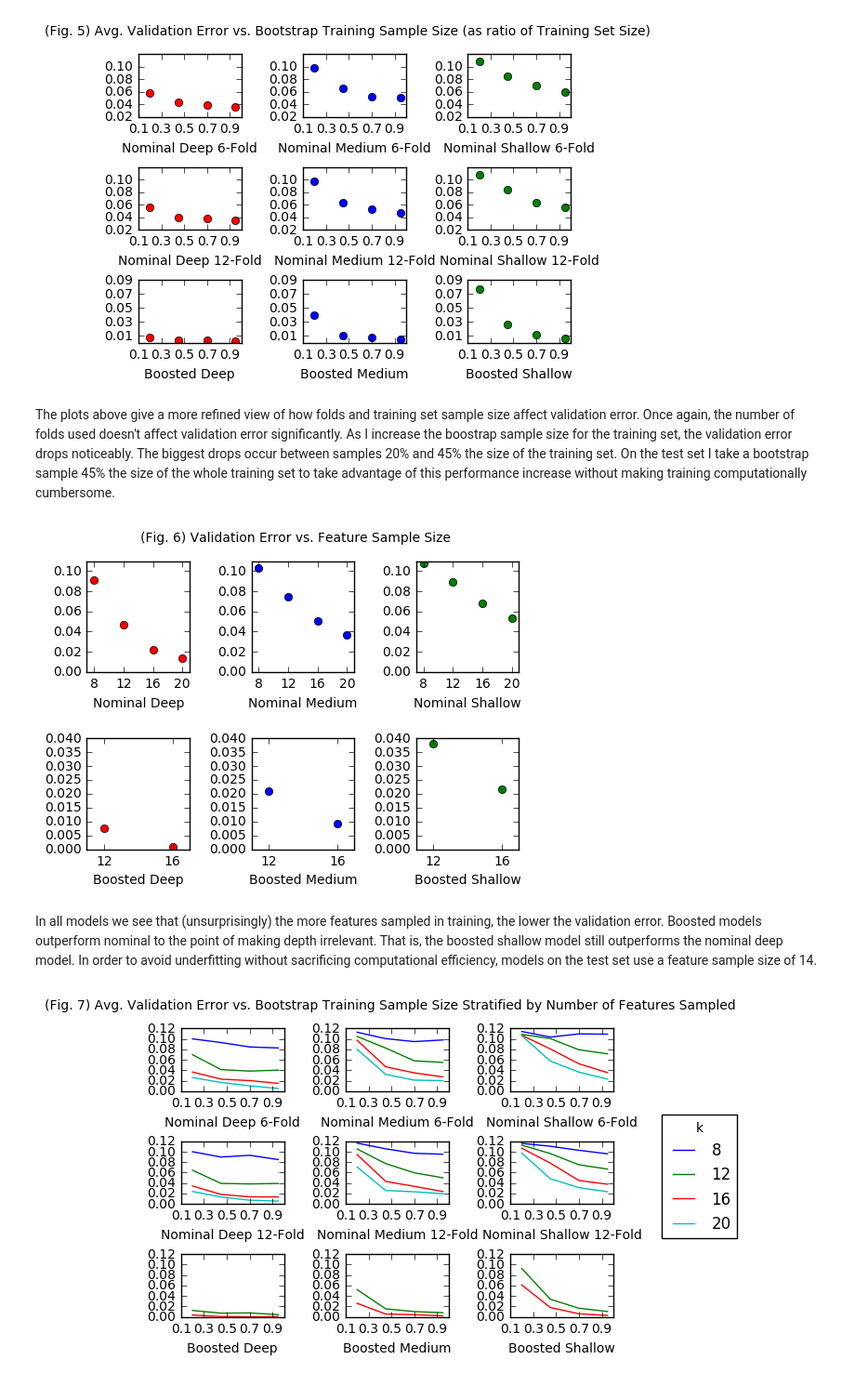
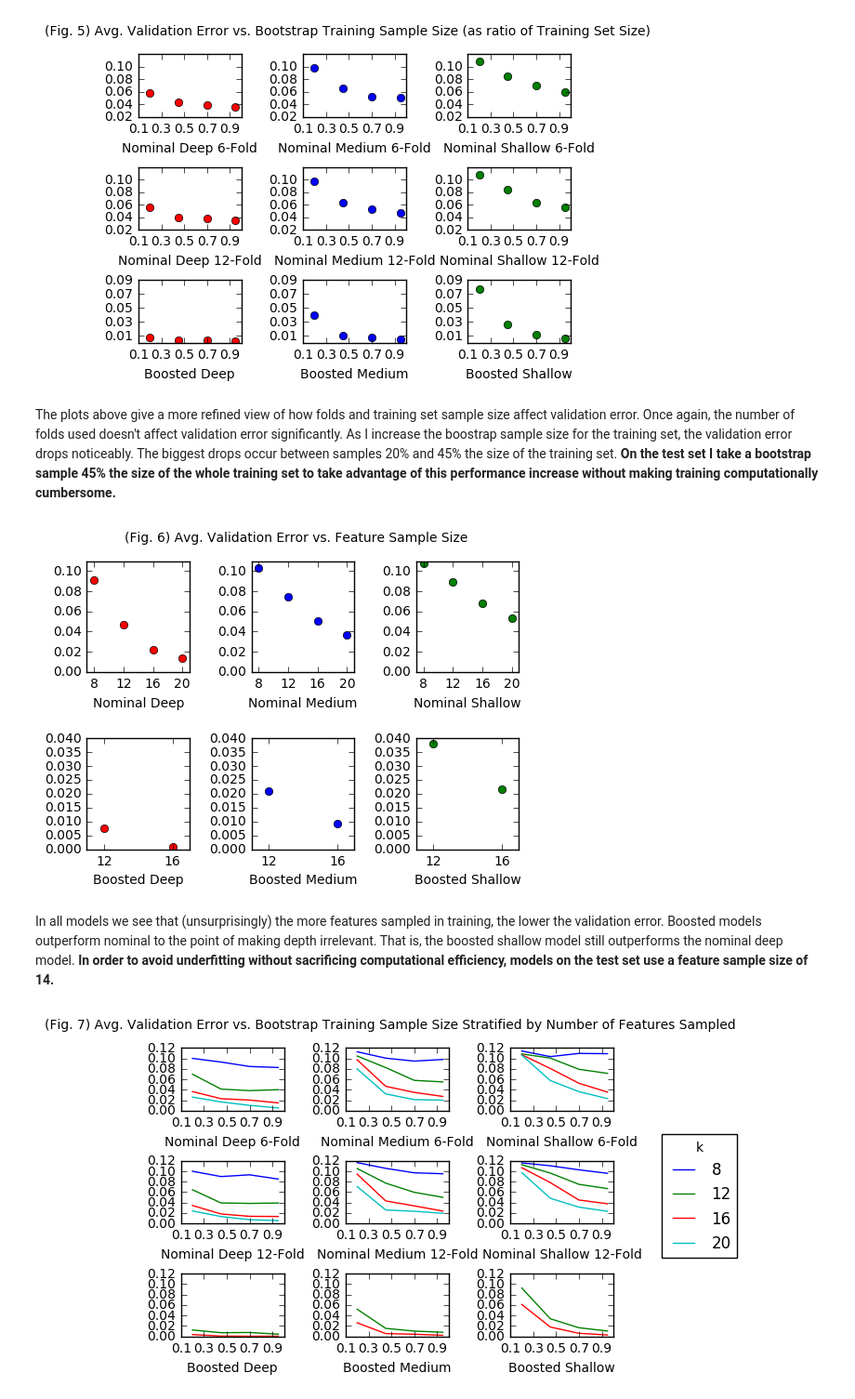
Before and after one commit to jdoran6251/Poison-Mushroom-Classifier, a Jupyter notebook: Poison-Mushroom-Classifier.ipynb, the cells around one changed output. Shown: that part at 93% size. Drawn from its saved outputs; the diff is of its cells as text; code cells hidden in the pictures.

```diff
--- a/Poison-Mushroom-Classifier.ipynb
+++ b/Poison-Mushroom-Classifier.ipynb
@@ -590,7 +656,7 @@ plt.show()
 # %% [output]
 [figure]
 # %% [markdown]
-The plots above give a more refined view of how folds and training set sample size affect validation error. Once again, the number of folds used doesn't affect validation error significantly. As I increase the boostrap sample size for the training set, the validation error drops noticeably. The biggest drops occur between samples 20% and 45% the size of the training set. On the test set I take a bootstrap sample 45% the size of the whole training set to take advantage of this performance increase without making training computationally cumbersome.
+The plots above give a more refined view of how folds and training set sample size affect validation error. Once again, the number of folds used doesn't affect validation error significantly. As I increase the boostrap sample size for the training set, the validation error drops noticeably. The biggest drops occur between samples 20% and 45% the size of the training set. **On the test set I take a bootstrap sample 45% the size of the whole training set to take advantage of this performance increase without making training computationally cumbersome.**
 # %%
 # Get avg. validation error vs. feature sample size
 nd_vs_k = nominal_results_deep.groupby('k').mean()['v_err']
@@ -614,37 +680,37 @@ p2.set_xlabel('Nominal Medium')
 p2.axis([7,21,0,0.11])
 p2.plot(nm_vs_k, 'bo')
 
 p3 = fig.add_subplot(2,3,3)
 p3.set_xticks([8, 12, 16, 20])
 p3.set_xlabel('Nominal Shallow')
 p3.axis([7,21,0,0.11])
 p3.plot(ns_vs_k, 'go')
 
 p4 = fig.add_subplot(2,3,4)
 p4.set_xticks([12, 16])
 p4.set_xlabel('Boosted Deep')
 p4.axis([11,17,0,0.04])
 p4.plot(bd_vs_k, 'ro')
 
 p5 = fig.add_subplot(2,3,5)
 p5.set_xticks([12, 16])
 p5.set_xlabel('Boosted Medium')
 p5.axis([11,17,0,0.04])
 p5.plot(bm_vs_k, 'bo')
 
 p6 = fig.add_subplot(2,3,6)
 p6.set_xticks([12, 16])
 p6.set_xlabel('Boosted Shallow')
 p6.axis([11,17,0,0.04])
 p6.plot(bs_vs_k, 'go')
 
 fig.subplots_adjust(hspace = 0.6, wspace = 0.6)
-fig.suptitle('(Fig. 6) Validation Error vs. Feature Sample Size')
+fig.suptitle('(Fig. 6) Avg. Validation Error vs. Feature Sample Size')
 plt.show()
 # %% [output]
-[figure, old version]
+[figure, new version]
 # %% [markdown]
-In all models we see that (unsurprisingly) the more features sampled in training, the lower the validation error. Boosted models outperform nominal to the point of making depth irrelevant. That is, the boosted shallow model still outperforms the nominal deep model. In order to avoid underfitting without sacrificing computational efficiency, models on the test set use a feature sample size of 14.
+In all models we see that (unsurprisingly) the more features sampled in training, the lower the validation error. Boosted models outperform nominal to the point of making depth irrelevant. That is, the boosted shallow model still outperforms the nominal deep model. **In order to avoid underfitting without sacrificing computational efficiency, models on the test set use a feature sample size of 14.**
 # %%
 # Get avg. validation error vs. bootstrap training sample size as a proportion stratified by number of features sampled
 nd6_vs_mfk = nominal_results_deep[nominal_results_deep['f'] == 6].groupby(['mf', 'k']).mean()['v_err'].sortlevel(0, 1).unstack(level = 1)
```
Also changed, not shown: parts of 32 cells of this notebook.
